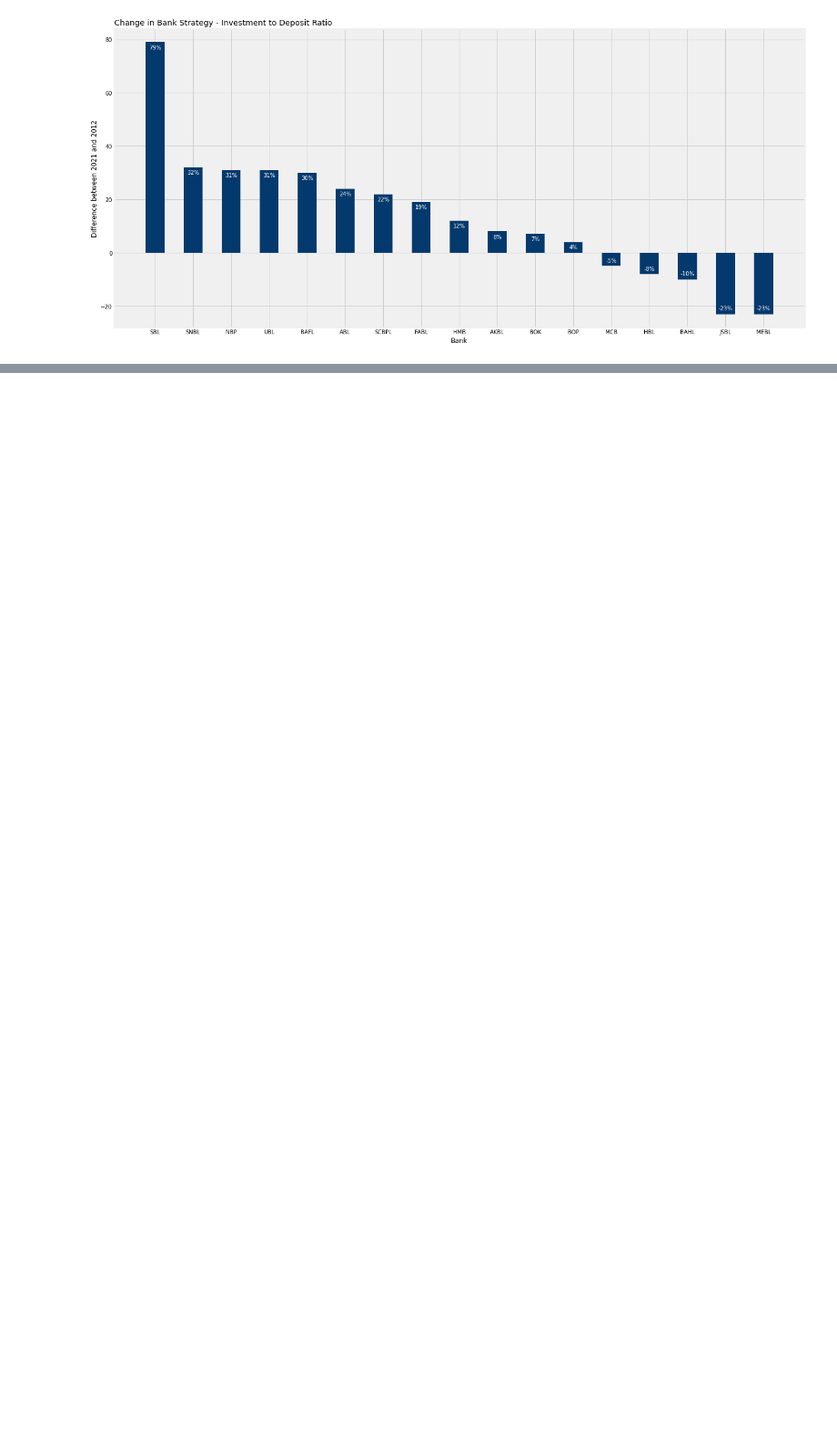
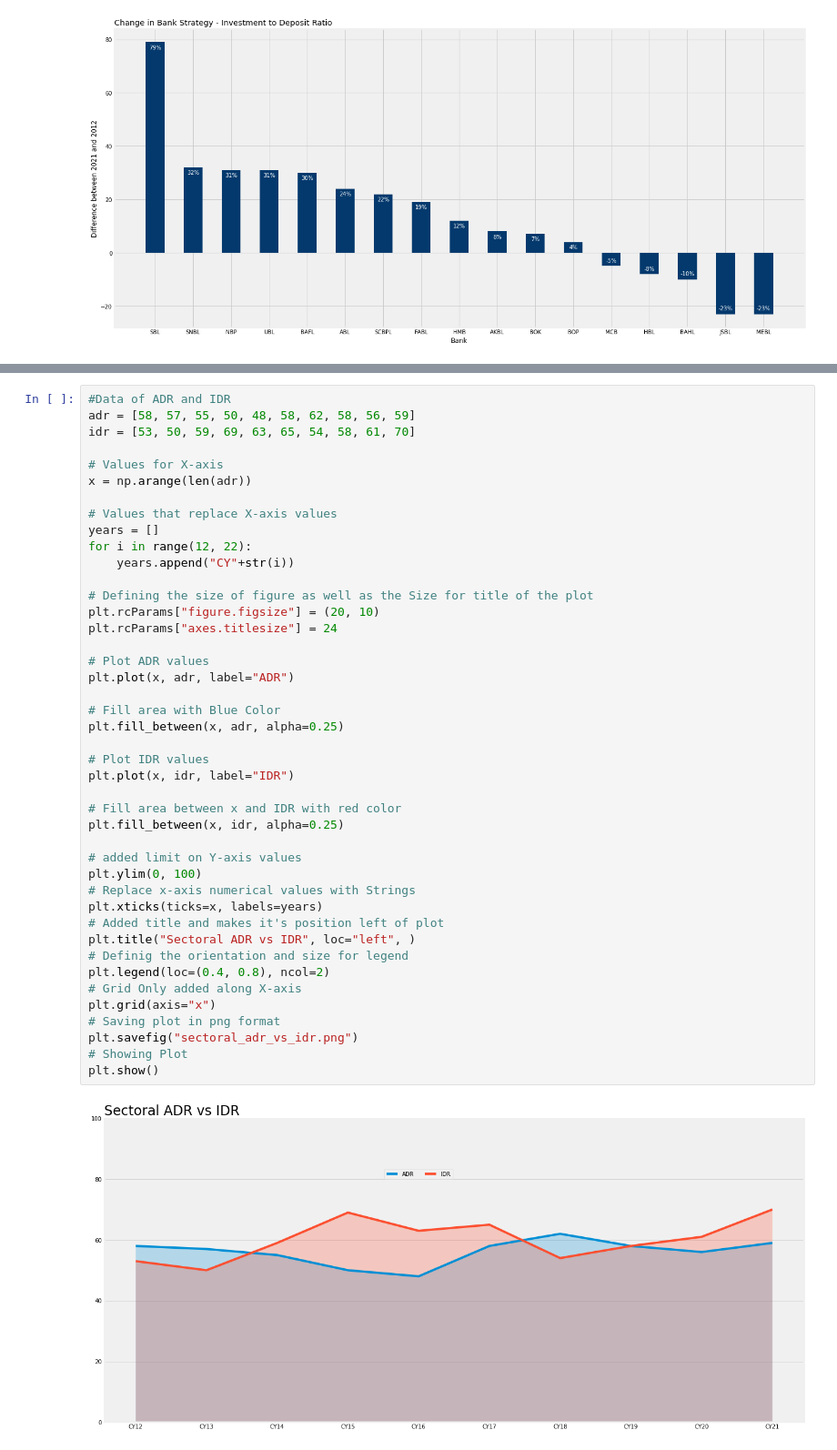
Before and after one commit to Nomantariq12/banking_data_visualization, a Jupyter notebook: Banking Data Vizualization.ipynb, the cells around one changed output, grey strips where cells are left out. Shown at 91% size. Saved outputs shown, nothing was run; the diff lists cells and outputs as text; blank space fills up the shorter version.

Commit message:
Added new Graph Sectoral ADR vs IDR

```diff
--- a/Banking Data Vizualization.ipynb
+++ b/Banking Data Vizualization.ipynb
@@ -241,0 +246,45 @@ plt.show()
+# %%
+#Data of ADR and IDR
+adr = [58, 57, 55, 50, 48, 58, 62, 58, 56, 59]
+idr = [53, 50, 59, 69, 63, 65, 54, 58, 61, 70]
+
+# Values for X-axis
+x = np.arange(len(adr))
+
+# Values that replace X-axis values
+years = []
+for i in range(12, 22):
+    years.append("CY"+str(i))
+
+# Defining the size of figure as well as the Size for title of the plot
+plt.rcParams["figure.figsize"] = (20, 10)
+plt.rcParams["axes.titlesize"] = 24
+
+# Plot ADR values
+plt.plot(x, adr, label="ADR")
+
+# Fill area with Blue Color
+plt.fill_between(x, adr, alpha=0.25)
+
+# Plot IDR values
+plt.plot(x, idr, label="IDR")
+
+# Fill area between x and IDR with red color
+plt.fill_between(x, idr, alpha=0.25)
+
+# added limit on Y-axis values
+plt.ylim(0, 100)
+# Replace x-axis numerical values with Strings
+plt.xticks(ticks=x, labels=years)
+# Added title and makes it's position left of plot
+plt.title("Sectoral ADR vs IDR", loc="left", )
+# Definig the orientation and size for legend
+plt.legend(loc=(0.4, 0.8), ncol=2)
+# Grid Only added along X-axis
+plt.grid(axis="x")
+# Saving plot in png format
+plt.savefig("sectoral_adr_vs_idr.png")
+# Showing Plot
+plt.show()
+# %% [output]
+[figure, added]
```
Also changed, not shown: parts of 2 cells of this notebook.
